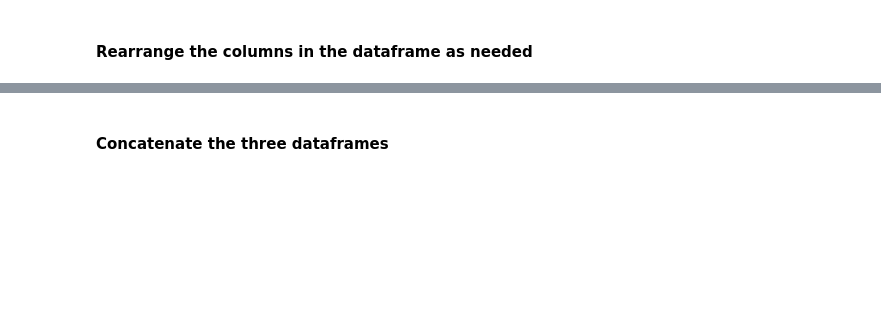
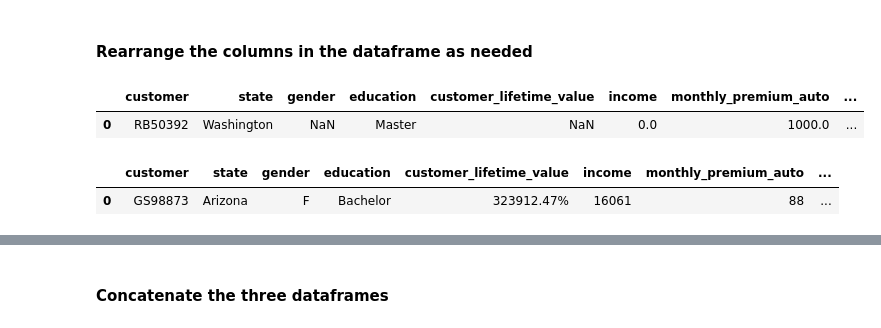
Before and after one commit to nadbrunn3/lab-customer-analysis-round-1, a Jupyter notebook: Lab1 _ Costumer Analysis Round 1.ipynb, the cells around one changed output, grey strips where cells are left out. Cells and saved outputs as stored; diff of their text form; code cells hidden in the pictures; blank space fills up the shorter version.

```diff
--- a/Lab1 _ Costumer Analysis Round 1.ipynb
+++ b/Lab1 _ Costumer Analysis Round 1.ipynb
@@ -63,7 +76,16 @@ file2 = file2.rename(columns = {'st': 'state'})
 # %%
 df1 = file1.copy()
 df2 = file2.copy()
 df3 = file3.copy()
 
 df2 = df2[file1.columns]
 df3 = df3[file1.columns]
+
+display(df1.head(1))
+display(df2.head(1))
+display(df3.head(1))
+# %% [output]
+|  | customer | state | gender | education | customer_lifetime_value | income | monthly_premium_auto | ... |
+| 0 | RB50392 | Washington | NaN | Master | NaN | 0.0 | 1000.0 | ... |
+|  | customer | state | gender | education | customer_lifetime_value | income | monthly_premium_auto | ... |
+| 0 | GS98873 | Arizona | F | Bachelor | 323912.47% | 16061 | 88 | ... |
```
Also changed, not shown: parts of 10 cells of this notebook.
